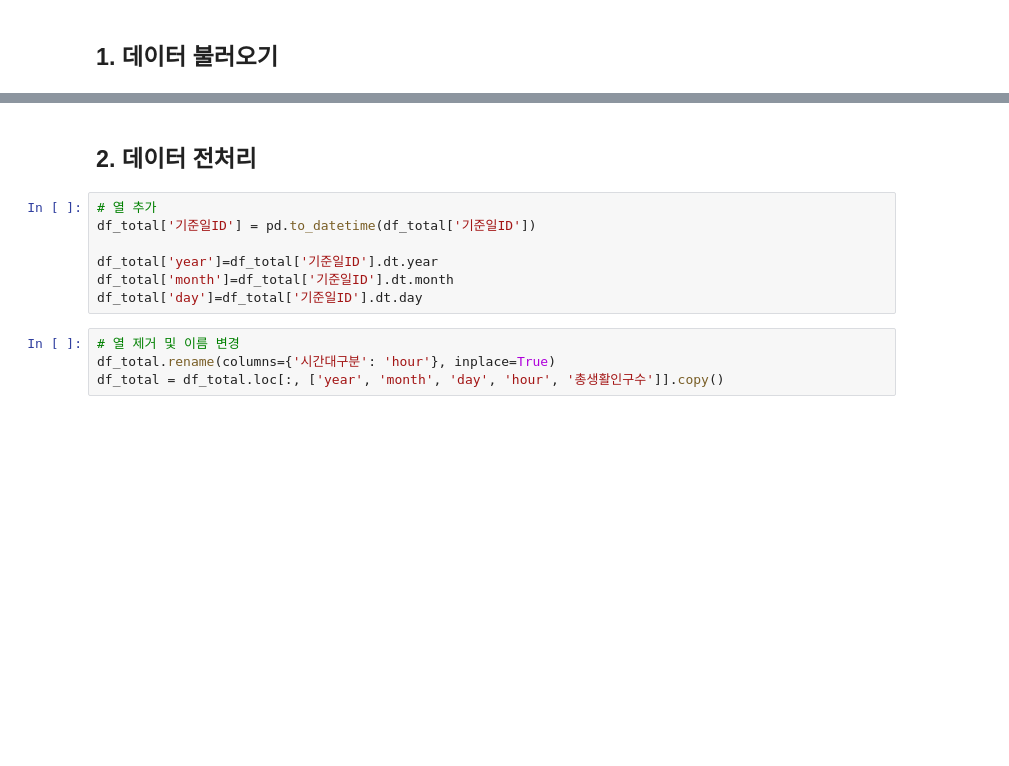
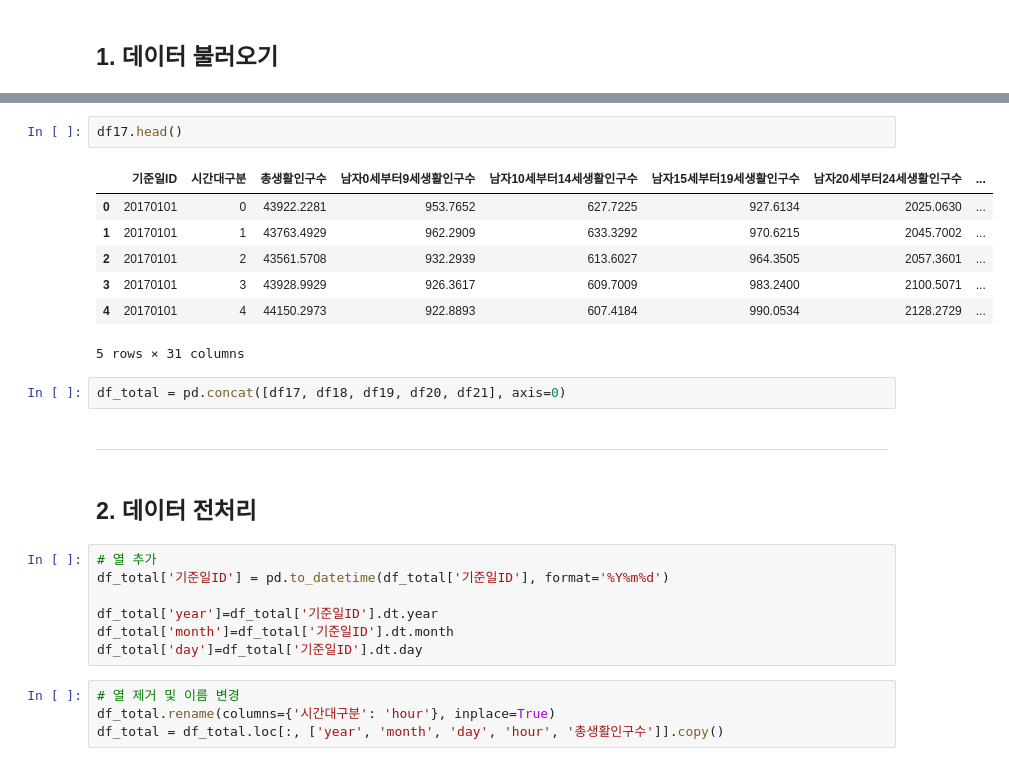
Before and after one commit to SubinOk/aivle_proj, a Jupyter notebook: 08_서울시 유동인구 예측 모델링/5. Kaggle_competition_통합.ipynb, the cells around one changed output, grey strips where cells are left out. Saved outputs shown, nothing was run; the diff lists cells and outputs as text; blank space fills up the shorter version.

```diff
--- a/08_서울시 유동인구 예측 모델링/5. Kaggle_competition_통합.ipynb
+++ b/08_서울시 유동인구 예측 모델링/5. Kaggle_competition_통합.ipynb
@@ -9,8 +12,22 @@ df_test = pd.read_csv('./data/df_test.csv')
+# %%
+df17.head()
+# %% [output]
+|  | 기준일ID | 시간대구분 | 총생활인구수 | 남자0세부터9세생활인구수 | 남자10세부터14세생활인구수 | 남자15세부터19세생활인구수 | 남자20세부터24세생활인구수 | ... |
+| 0 | 20170101 | 0 | 43922.2281 | 953.7652 | 627.7225 | 927.6134 | 2025.0630 | ... |
+| 1 | 20170101 | 1 | 43763.4929 | 962.2909 | 633.3292 | 970.6215 | 2045.7002 | ... |
+| 2 | 20170101 | 2 | 43561.5708 | 932.2939 | 613.6027 | 964.3505 | 2057.3601 | ... |
+| 3 | 20170101 | 3 | 43928.9929 | 926.3617 | 609.7009 | 983.2400 | 2100.5071 | ... |
+| 4 | 20170101 | 4 | 44150.2973 | 922.8893 | 607.4184 | 990.0534 | 2128.2729 | ... |
+5 rows × 31 columns
+# %%
+df_total = pd.concat([df17, df18, df19, df20, df21], axis=0)
+# %% [markdown]
+---
 # %% [markdown]
 ## 2. 데이터 전처리
 # %%
 # 열 추가
-df_total['기준일ID'] = pd.to_datetime(df_total['기준일ID'])
+df_total['기준일ID'] = pd.to_datetime(df_total['기준일ID'], format='%Y%m%d')
 
 df_total['year']=df_total['기준일ID'].dt.year
 df_total['month']=df_total['기준일ID'].dt.month
```
Also changed, not shown: parts of 40 cells of this notebook, 5 other files.
